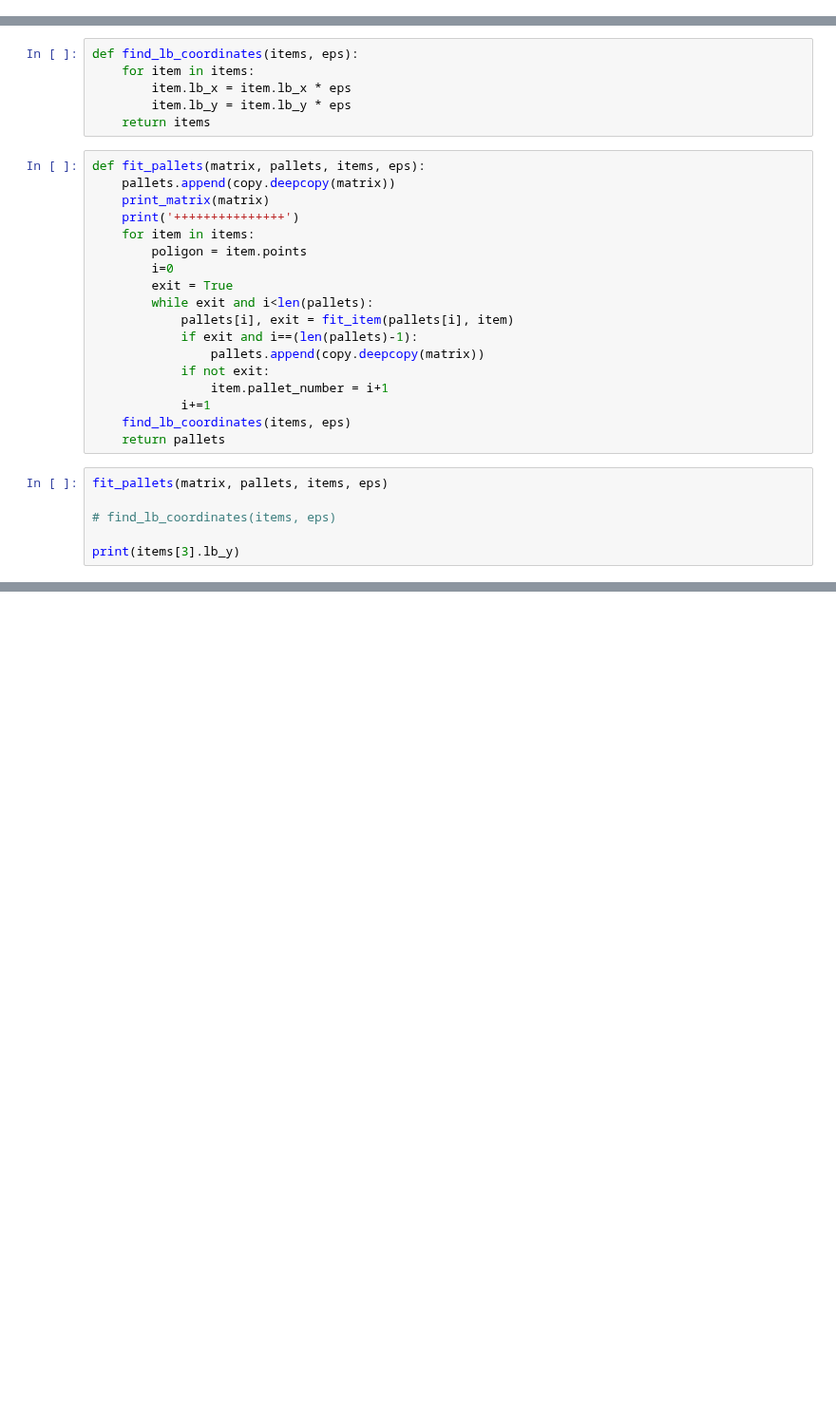
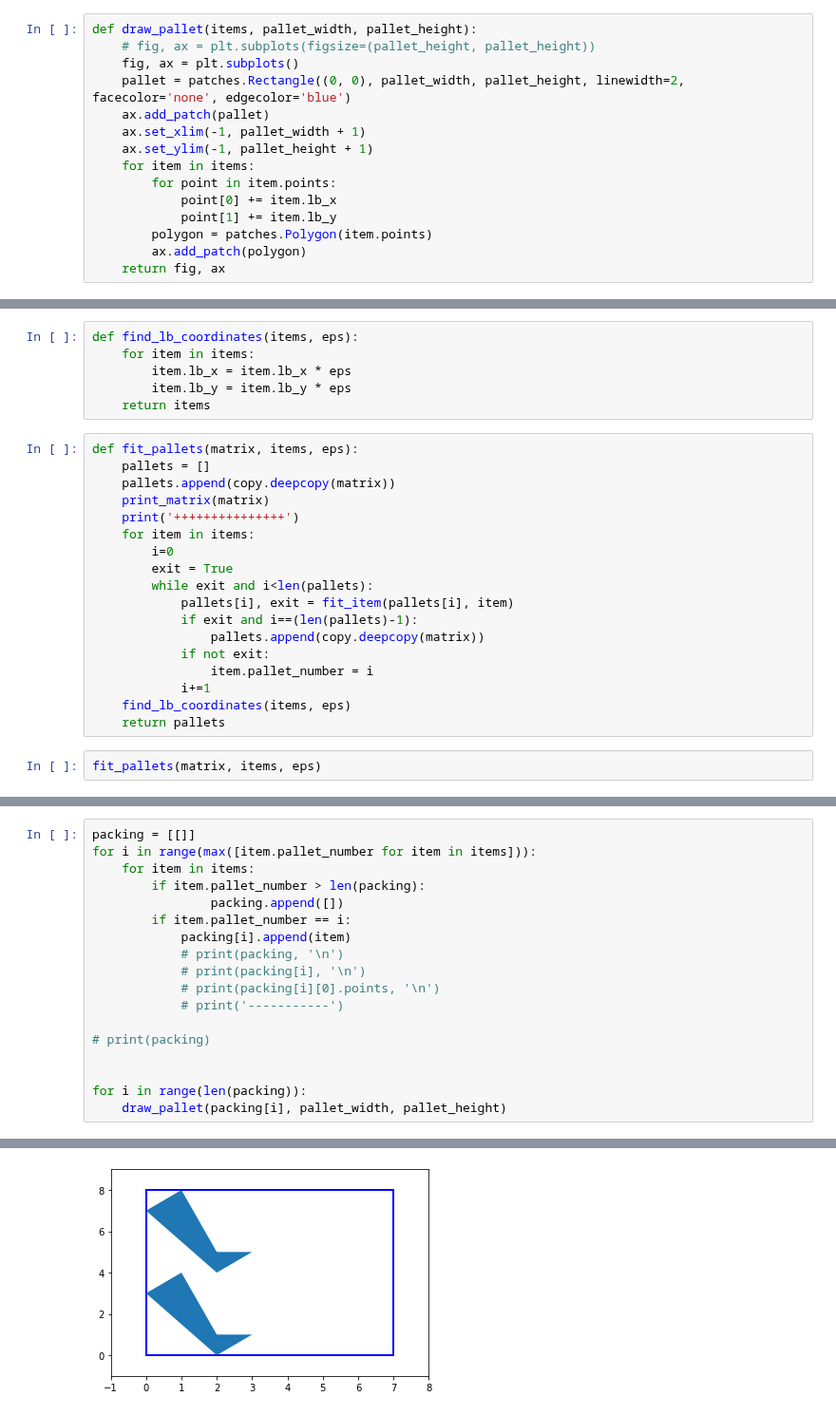
Before and after one commit to LyapinAlex/NestingProblem-BMW2022, a Jupyter notebook: raster_experiment.ipynb, the cells around one changed output, grey strips where cells are left out. Shown at 95% size. Cells and saved outputs as stored; diff of their text form; blank space fills up the shorter version.

Commit message:
add funtion to draw any poligons with items

```diff
--- a/raster_experiment.ipynb
+++ b/raster_experiment.ipynb
@@ -32,3 +37,18 @@ pallets = []
+# %%
+def draw_pallet(items, pallet_width, pallet_height):
+    # fig, ax = plt.subplots(figsize=(pallet_height, pallet_height))
+    fig, ax = plt.subplots()
+    pallet = patches.Rectangle((0, 0), pallet_width, pallet_height, linewidth=2, facecolor='none', edgecolor='blue')
+    ax.add_patch(pallet)
+    ax.set_xlim(-1, pallet_width + 1)
+    ax.set_ylim(-1, pallet_height + 1)
+    for item in items:
+        for point in item.points:
+            point[0] += item.lb_x
+            point[1] += item.lb_y
+        polygon = patches.Polygon(item.points)
+        ax.add_patch(polygon)
+    return fig, ax
 # %%
 def print_matrix(matrix):
     for i in range(len(matrix)):
@@ -79,12 +92,12 @@ def find_lb_coordinates(items, eps):
         item.lb_y = item.lb_y * eps
     return items
 # %%
-def fit_pallets(matrix, pallets, items, eps):
+def fit_pallets(matrix, items, eps):
+    pallets = []
     pallets.append(copy.deepcopy(matrix))
     print_matrix(matrix)
     print('+++++++++++++++')
     for item in items:
-        poligon = item.points
         i=0
         exit = True
         while exit and i<len(pallets):
@@ -92,16 +105,12 @@ def fit_pallets(matrix, pallets, items, eps):
             if exit and i==(len(pallets)-1):
                 pallets.append(copy.deepcopy(matrix))
             if not exit:
-                item.pallet_number = i+1
+                item.pallet_number = i
             i+=1
     find_lb_coordinates(items, eps)
     return pallets
 # %%
-fit_pallets(matrix, pallets, items, eps)
-
-# find_lb_coordinates(items, eps)
-
-print(items[3].lb_y)
+fit_pallets(matrix, items, eps)
 # %% [output]
 [0, 0, 0, 0, 0, 0, 0, 0]
 
@@ -122,0 +153,19 @@ print(items[3].lb_y)
+# %%
+packing = [[]]
+for i in range(max([item.pallet_number for item in items])):
+    for item in items:
+        if item.pallet_number > len(packing):
+                packing.append([])
+        if item.pallet_number == i:
+            packing[i].append(item)
+            # print(packing, '\n')
+            # print(packing[i], '\n')
+            # print(packing[i][0].points, '\n')
+            # print('-----------')
+
+# print(packing)
+
+
+for i in range(len(packing)):
+    draw_pallet(packing[i], pallet_width, pallet_height)
+# %% [output]
@@ -122,0 +192 @@ print(items[3].lb_y)
+[figure, added]
```
Also changed, not shown: parts of 5 cells of this notebook.
